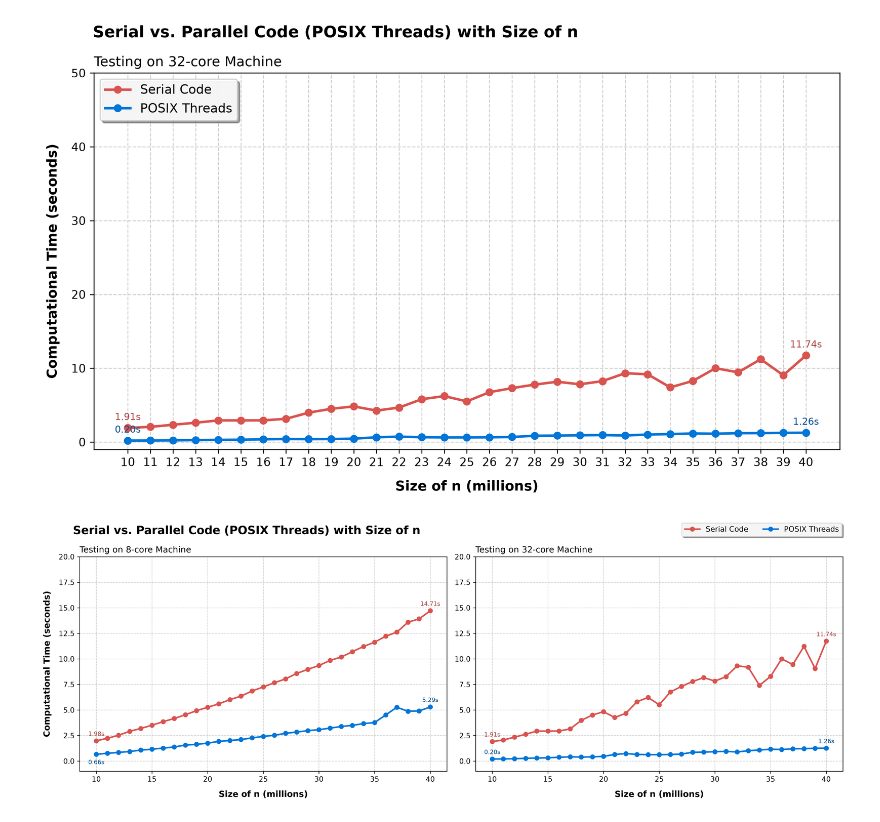
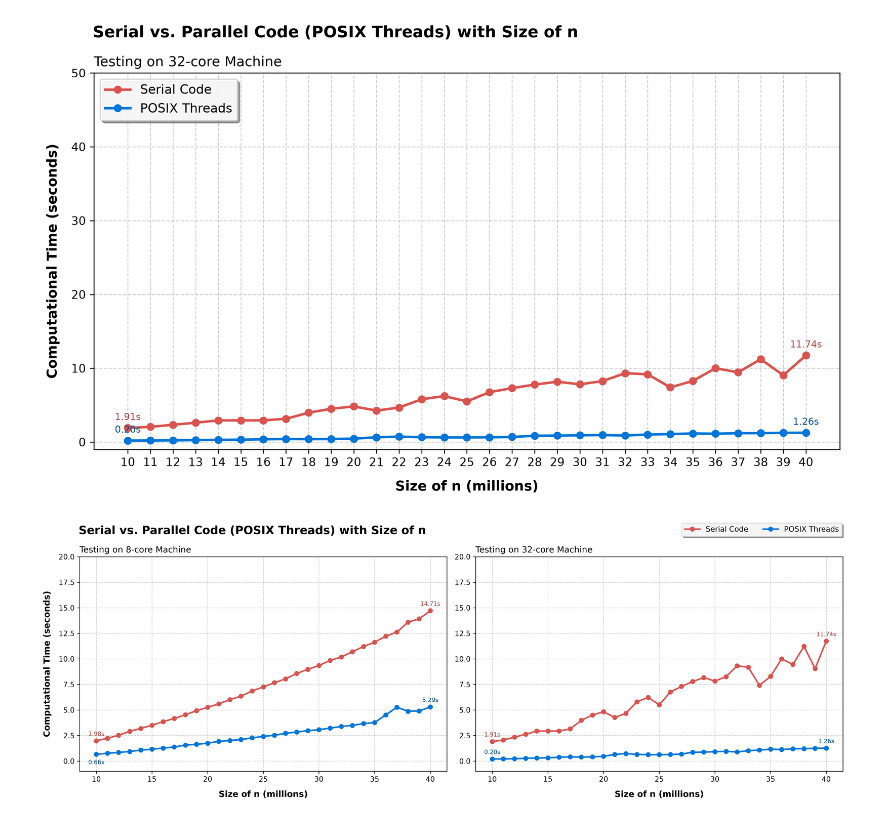
Before and after one commit to sshe0113/FIT3143_lab01, a Jupyter notebook: graph/task2_graph1.ipynb, the cells around one changed output. Saved outputs shown, nothing was run; the diff lists cells and outputs as text; code cells hidden in the pictures.

```diff
--- a/graph/task2_graph1.ipynb
+++ b/graph/task2_graph1.ipynb
@@ -383,7 +384,7 @@ fig.suptitle(
     "Serial vs. Parallel Code (POSIX Threads) with Size of n",
     fontsize=16,
     fontweight='bold',
-    x=0.046,
+    x=0.053,
     y=0.92,
     ha='left'
 )
@@ -391,31 +392,31 @@ fig.suptitle(
 
 # =========================
 # Overall legend
 # =========================
 fig.legend(
     handles=[line1, line2],
     labels=['Serial Code', 'POSIX Threads'],
     loc='upper right',
     bbox_to_anchor=(0.994, 0.94),
     ncol=2,
     fontsize=10.5,
     frameon=True,
     framealpha=0.9,
     shadow=True
 )
 
 
 # =========================
 # Layout & save
 # =========================
 plt.tight_layout(rect=[0, 0, 1, 0.94])
 
 plt.savefig(
     "task2_graph1.png",
     dpi=300,
     bbox_inches='tight'
 )
 
 plt.show()
 # %% [output]
-[figure, old version]
+[figure, new version]
```
Also changed, not shown: parts of 1 cell of this notebook, 7 other files.
